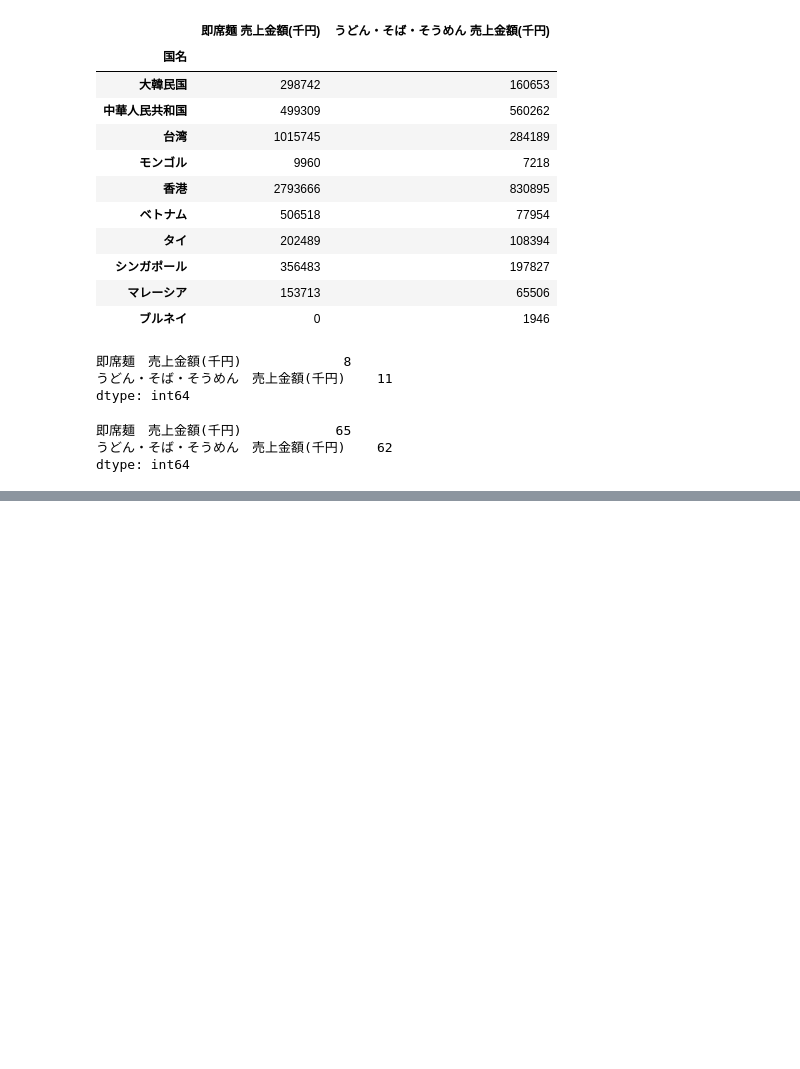
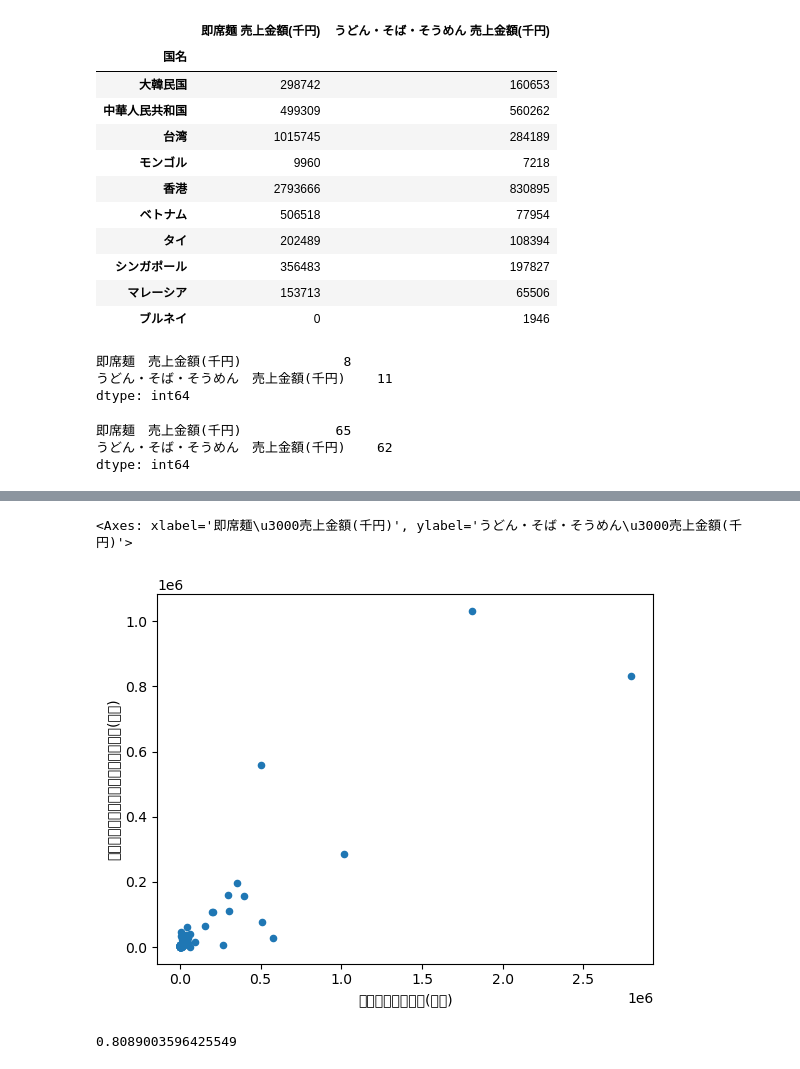
Before and after one commit to Udon-datascience/Python_machine_learning_study_log, a Jupyter notebook: opendata_analysis/correl_noodle.ipynb, the cells around one changed output, grey strips where cells are left out. Drawn from its saved outputs; the diff is of its cells as text; code cells hidden in the pictures; blank space fills up the shorter version.

Commit message:
made median-model

```diff
--- a/opendata_analysis/correl_noodle.ipynb
+++ b/opendata_analysis/correl_noodle.ipynb
@@ -107,0 +112,5 @@ NameError: name 'df2' is not defined
+# %%
+df3.plot(kind='scatter',x='即席麺　売上金額(千円)',y='うどん・そば・そうめん　売上金額(千円)')
+# %% [output]
+<Axes: xlabel='即席麺\u3000売上金額(千円)', ylabel='うどん・そば・そうめん\u3000売上金額(千円)'>
+[figure, added]
@@ -107,0 +122,7 @@ NameError: name 'df2' is not defined
+# %%
+from sklearn.linear_model import LinearRegression
+model=LinearRegression()
+model.fit(x,t)
+print(model.score(x,t))
+# %% [output]
+0.8089003596425549
```
Also changed, not shown: parts of 3 cells of this notebook.
